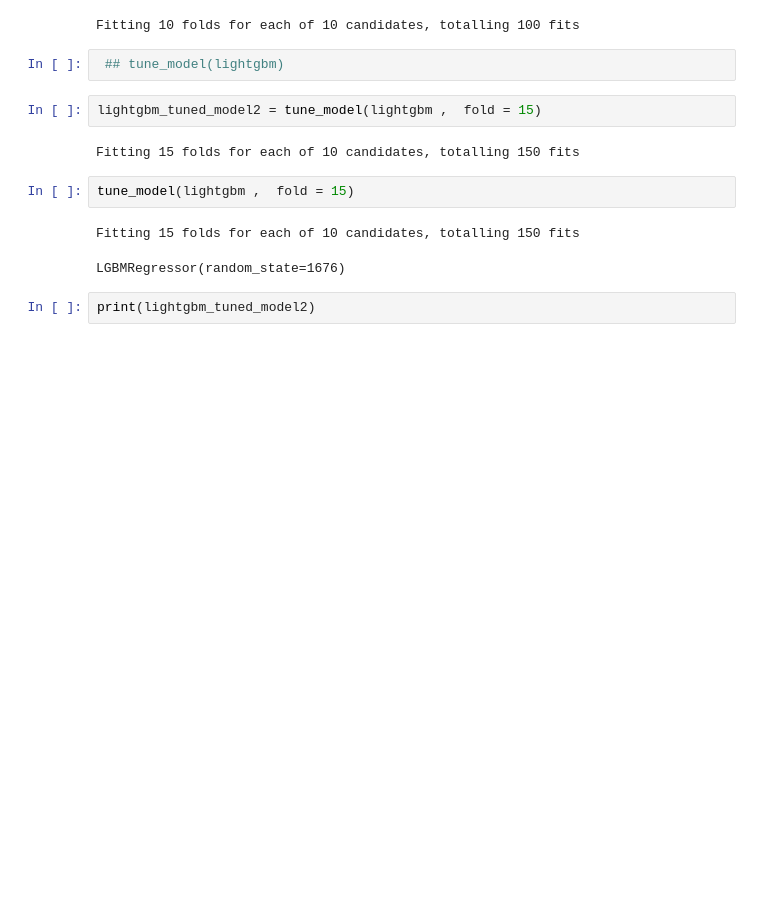
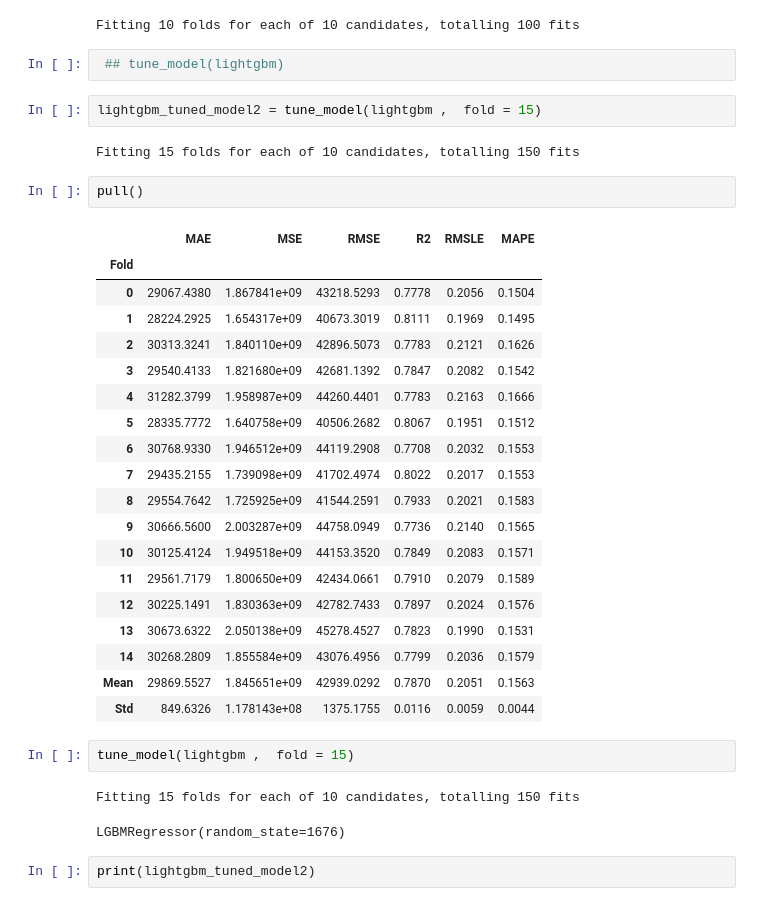
Before and after one commit to jdhova/Capstone, a Jupyter notebook: info2.ipynb, the cells around one changed output. Drawn from its saved outputs; the diff is of its cells as text; blank space fills up the shorter version.

```diff
--- a/info2.ipynb
+++ b/info2.ipynb
@@ -758,6 +796,28 @@ Fitting 10 folds for each of 10 candidates, totalling 100 fits
 lightgbm_tuned_model2 = tune_model(lightgbm ,  fold = 15)
 # %% [output]
 Fitting 15 folds for each of 10 candidates, totalling 150 fits
+# %%
+pull()
+# %% [output]
+|  | MAE | MSE | RMSE | R2 | RMSLE | MAPE |
+| Fold |  |  |  |  |  |  |
+| 0 | 29067.4380 | 1.867841e+09 | 43218.5293 | 0.7778 | 0.2056 | 0.1504 |
+| 1 | 28224.2925 | 1.654317e+09 | 40673.3019 | 0.8111 | 0.1969 | 0.1495 |
+| 2 | 30313.3241 | 1.840110e+09 | 42896.5073 | 0.7783 | 0.2121 | 0.1626 |
+| 3 | 29540.4133 | 1.821680e+09 | 42681.1392 | 0.7847 | 0.2082 | 0.1542 |
+| 4 | 31282.3799 | 1.958987e+09 | 44260.4401 | 0.7783 | 0.2163 | 0.1666 |
+| 5 | 28335.7772 | 1.640758e+09 | 40506.2682 | 0.8067 | 0.1951 | 0.1512 |
+| 6 | 30768.9330 | 1.946512e+09 | 44119.2908 | 0.7708 | 0.2032 | 0.1553 |
+| 7 | 29435.2155 | 1.739098e+09 | 41702.4974 | 0.8022 | 0.2017 | 0.1553 |
+| 8 | 29554.7642 | 1.725925e+09 | 41544.2591 | 0.7933 | 0.2021 | 0.1583 |
+| 9 | 30666.5600 | 2.003287e+09 | 44758.0949 | 0.7736 | 0.2140 | 0.1565 |
+| 10 | 30125.4124 | 1.949518e+09 | 44153.3520 | 0.7849 | 0.2083 | 0.1571 |
+| 11 | 29561.7179 | 1.800650e+09 | 42434.0661 | 0.7910 | 0.2079 | 0.1589 |
+| 12 | 30225.1491 | 1.830363e+09 | 42782.7433 | 0.7897 | 0.2024 | 0.1576 |
+| 13 | 30673.6322 | 2.050138e+09 | 45278.4527 | 0.7823 | 0.1990 | 0.1531 |
+| 14 | 30268.2809 | 1.855584e+09 | 43076.4956 | 0.7799 | 0.2036 | 0.1579 |
+| Mean | 29869.5527 | 1.845651e+09 | 42939.0292 | 0.7870 | 0.2051 | 0.1563 |
+| Std | 849.6326 | 1.178143e+08 | 1375.1755 | 0.0116 | 0.0059 | 0.0044 |
 # %%
 tune_model(lightgbm ,  fold = 15)
 # %% [output]
```
Also changed, not shown: parts of 54 cells of this notebook, 9 other files.
